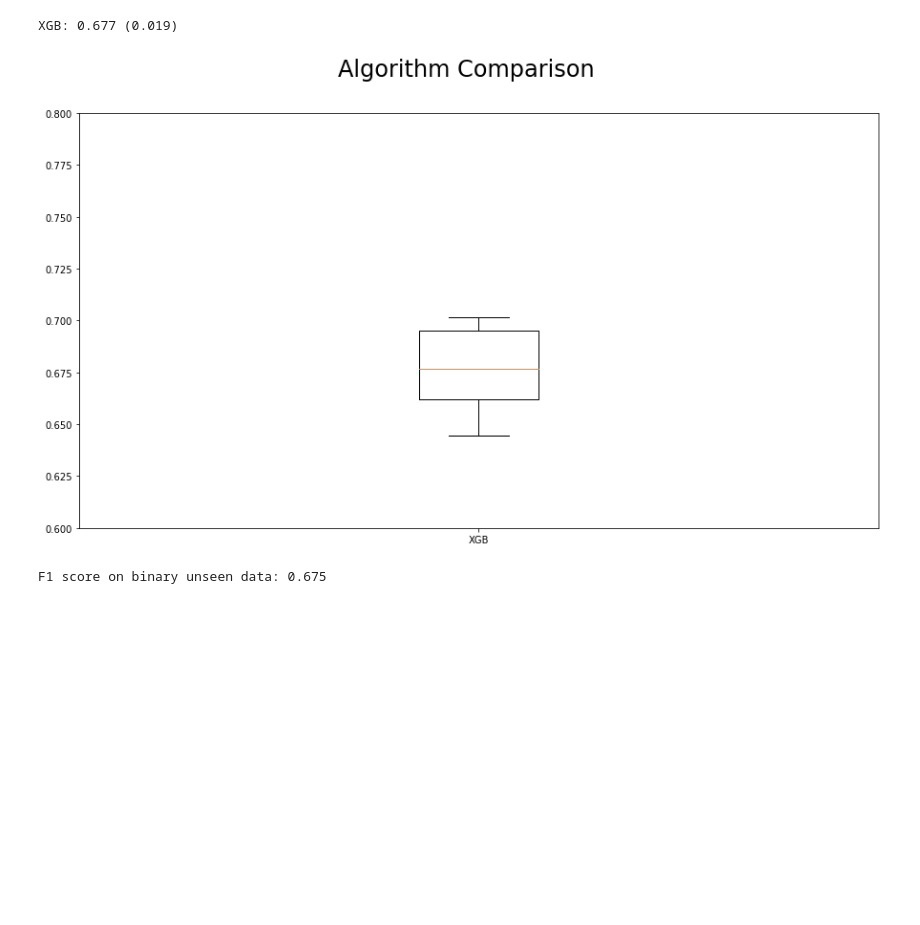
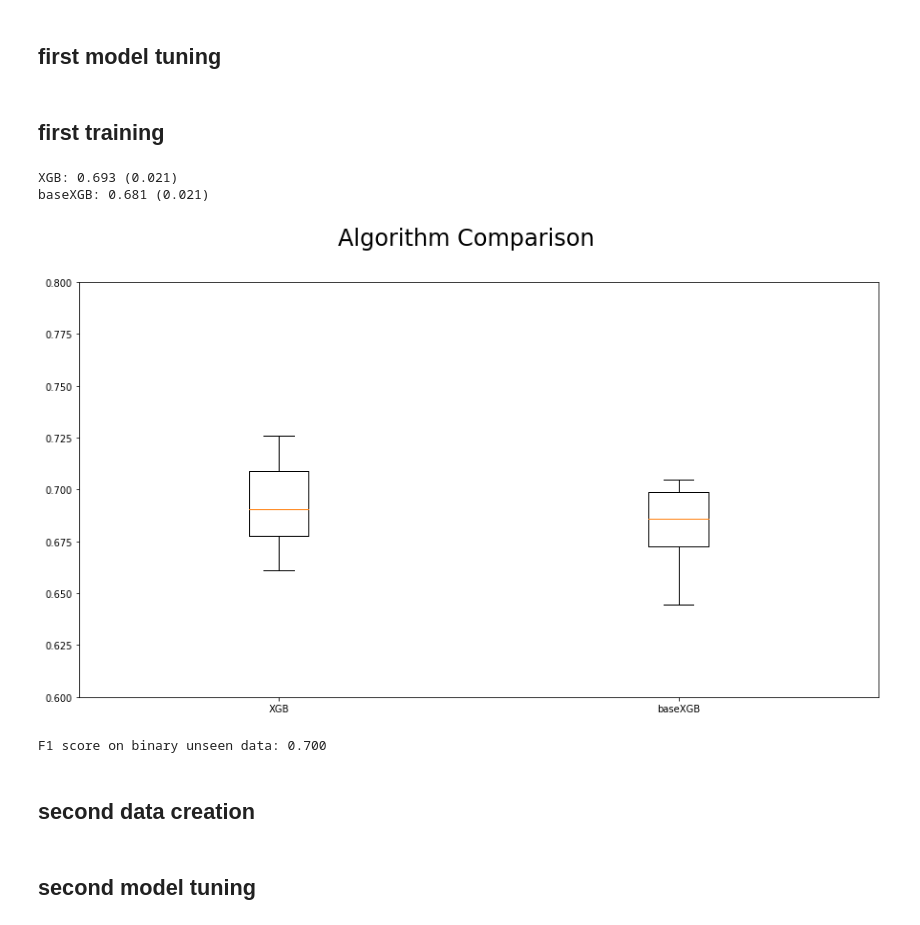
Before and after one commit to EugenioTL/Vodafone_Challenge, a Jupyter notebook: Eugenio/Prova doppia classification.ipynb, the cells around one changed output. Cells and saved outputs as stored; diff of their text form; code cells hidden in the pictures; blank space fills up the shorter version.

```diff
--- a/Eugenio/Prova doppia classification.ipynb
+++ b/Eugenio/Prova doppia classification.ipynb
@@ -33,18 +23,6 @@ Name: Product, dtype: int64
 train_data = train_data.drop('ID', axis=1)
 # Sort the dataset
 train_data = train_data.iloc[np.random.permutation(len(train_data))]
-train_data = train_data[['DeviceFlag4G', 'DataArpu', 'DataAllowanceContinuous',
-       'DeviceFlagSmartphone', 'MonthlyVoiceTrafficCount',
-       'MonthlySMSTrafficCount', 'MonthlyDataTraffic', 'CustomerGender',
-       'CustomerExpatriate', 'ChurnScore', 'AirportConnectionsDuration',
-       'AirportConnectionsCount', 'StationConnectionsDuration',
-       'StationConnectionsCount', 'ParkingConnectionsDuration',
-       'ParkingConnectionsCount', 'File-Transfer', 'Games',
-       'Instant-Messaging-Applications', 'Mail', 'Music-Streaming',
-       'Network-Operation', 'P2P-Applications', 'Security',
-       'Streaming-Applications', 'Terminals', 'Unclassified', 'VoIP',
-       'Web-Applications', 'IsModified', 'CustomerAge', 'Region', 'Province',
-       'Product']]
 train_data = train_data.reset_index(drop=True)
 # %%
 array = np.asarray(train_data)
@@ -57,5 +35,9 @@ Y = np.asarray(Y)
 # %%
 from sklearn.feature_selection import SelectKBest
 from sklearn.feature_selection import chi2
-chi2_test = SelectKBest(score_func=chi2, k=29)
-fit = chi2_test.fit(X,Y)
+
+bin_chi2_test = SelectKBest(score_func=chi2, k=32)
+fit = bin_chi2_test.fit(X,Y)
+
+v_chi2_test = SelectKBest(score_func=chi2, k=14)
+fit = v_chi2_test.fit(X,Y)
@@ -76,7 +44,10 @@ Index(['DeviceFlag4G', 'DataArpu', 'DataAllowanceContinuous',
+# %%
+bin_feat = train_data.columns[bin_chi2_test.get_support(indices=True)]
+v_feat = train_data.columns[v_chi2_test.get_support(indices=True)]
 # %%
 def features_labels_split(data):
 
-    features = data[train_data.columns[chi2_test.get_support(indices=True)]]
+    features = data[bin_feat]
     labels = data['Product']
     return features, labels
 # %%
@@ -117,0 +149,2 @@ bin_X_train, bin_X_test, bin_X_val, bin_y_train, bin_y_test, bin_y_val = train_t
+# %% [markdown]
+## first model tuning
@@ -118,49 +197,64 @@ bin_X_train, bin_X_test, bin_X_val, bin_y_train, bin_y_test, bin_y_val = train_t
+# %% [markdown]
+## first training
 # %%
 from xgboost import XGBClassifier
 
 
-xgb = XGBClassifier(n_jobs=-1)
+bin_xgb = XGBClassifier(learning_rate=0.05, n_estimators= 450,
+                           max_depth=5, min_child_weight=2,
+                           colsample_bytree=0.75, subsample=0.85,
+                           reg_alpha=0.8, reg_lambda=0.9,
+                           n_jobs=-1, objective='binary:logistic', random_state=seed)
+base_xgb = XGBClassifier(n_jobs=-1, objective='binary:logistic', random_state=seed)
 
 models = []
-models.append(('XGB', xgb))
+models.append(('XGB', bin_xgb))
+models.append(('baseXGB', base_xgb))
 
 
 
 
 from sklearn.model_selection import cross_val_score
 
 # evaluate each model in turn
 results = []
 names = []
 for name, model in models:
     kfold = KFold(n_splits=10, random_state=seed)
     cv_results = cross_val_score(model, bin_X_train, bin_y_train, cv=kfold, scoring='f1', n_jobs=-1)
     results.append(cv_results)
     names.append(name)
     msg = "%s: %.3f (%.3f)" % (name, cv_results.mean(), cv_results.std())
     print(msg)
 
 # boxplot algorithm comparison
 fig = plt.figure(figsize=(15, 8))
 fig.suptitle('Algorithm Comparison', fontsize=24)
 ax = fig.add_subplot(1,1,1)
 plt.boxplot(results)
 plt.ylim([0.60,0.80])
 ax.set_xticklabels(names)
 plt.show()
 # %% [output]
-XGB: 0.677 (0.019)
+XGB: 0.693 (0.021)
+baseXGB: 0.681 (0.021)
-[figure, old version]
+[figure, new version]
 # %%
 # Test Performance
 
-bin_test_model = XGBClassifier(n_jobs=-1)
+bin_test_model = XGBClassifier(learning_rate=0.05, n_estimators= 450,
+                           max_depth=5, min_child_weight=2,
+                           colsample_bytree=0.75, subsample=0.85,
+                           reg_alpha=0.8, reg_lambda=0.9,
+                           n_jobs=-1, objective='binary:logistic', random_state=seed)
 bin_test_model.fit(bin_X_train, bin_y_train)
 bin_y_pred = bin_test_model.predict(bin_X_test)
 # F1
 print("F1 score on binary unseen data: %.3f" % f1_score(bin_y_test, bin_y_pred))
 # %% [output]
-F1 score on binary unseen data: 0.675
+F1 score on binary unseen data: 0.700
+# %% [markdown]
+## second data creation
 # %%
 # v_train_feat, v_train_label are subsets of train_feat and train_label for which bin_train_label is equal to 1
 v_train_feat = train_feat
@@ -175,3 +270,5 @@ num_val_samples = 0
 num_test_samples = 420
 # v_X_train, v_X_test, v_X_val, v_y_train, v_y_test, v_y_valare the splits of v_train_feat and v_train_label
 v_X_train, v_X_test, v_X_val, v_y_train, v_y_test, v_y_val = train_test_validation_split(v_train_feat, v_train_label, num_val_samples, num_test_samples)
+# %% [markdown]
+## second model tuning
```
Also changed, not shown: parts of 27 cells of this notebook, 8 other files.
